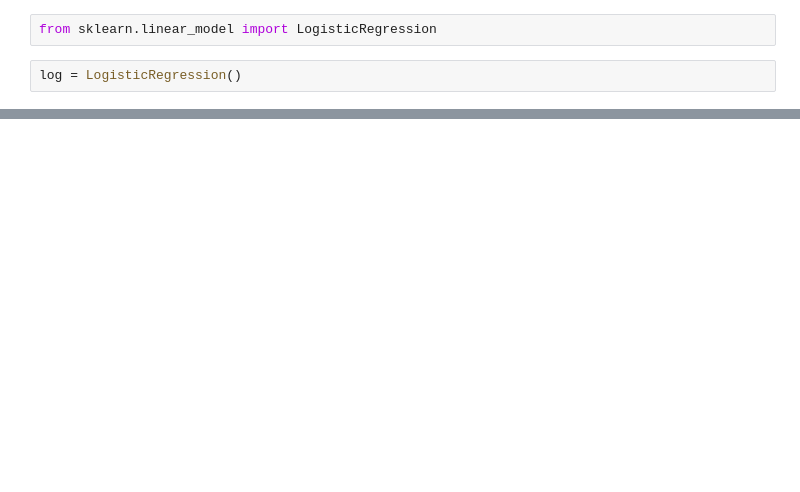
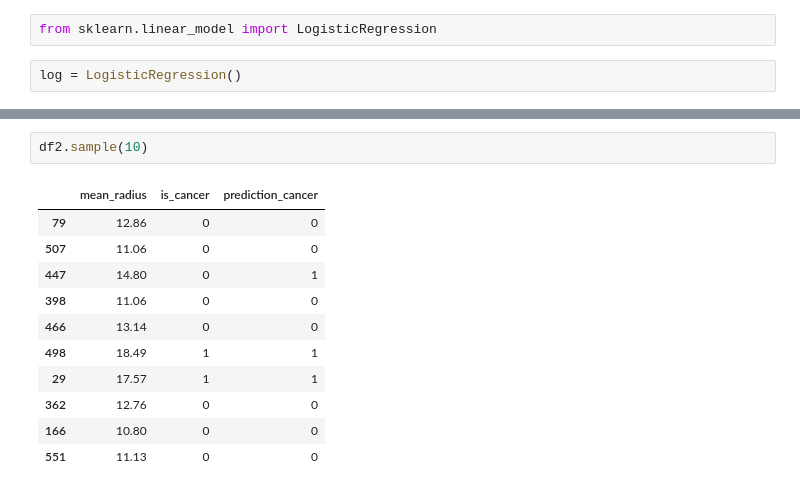
Before and after one commit to sheriffff/teaching-ironhack-data-madrid-2020, a Jupyter notebook: week_07/03-classification.ipynb, the cells around one changed output, grey strips where cells are left out. Cells and saved outputs as stored; diff of their text form; blank space fills up the shorter version.

```diff
--- a/week_07/03-classification.ipynb
+++ b/week_07/03-classification.ipynb
@@ -213,0 +158,14 @@ weighted avg       0.96      0.96      0.96       143
+# %%
+df2.sample(10)
+# %% [output]
+|  | mean_radius | is_cancer | prediction_cancer |
+| 79 | 12.86 | 0 | 0 |
+| 507 | 11.06 | 0 | 0 |
+| 447 | 14.80 | 0 | 1 |
+| 398 | 11.06 | 0 | 0 |
+| 466 | 13.14 | 0 | 0 |
+| 498 | 18.49 | 1 | 1 |
+| 29 | 17.57 | 1 | 1 |
+| 362 | 12.76 | 0 | 0 |
+| 166 | 10.80 | 0 | 0 |
+| 551 | 11.13 | 0 | 0 |
```
Also changed, not shown: parts of 123 cells of this notebook.
